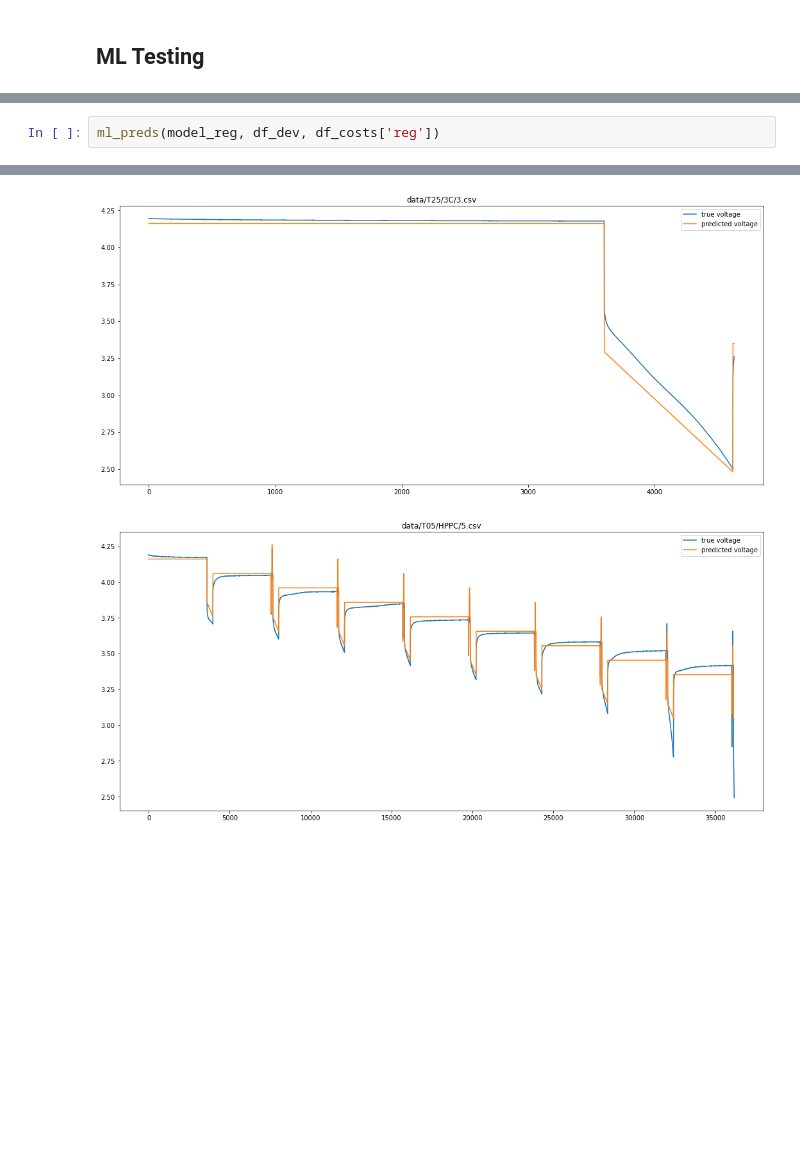
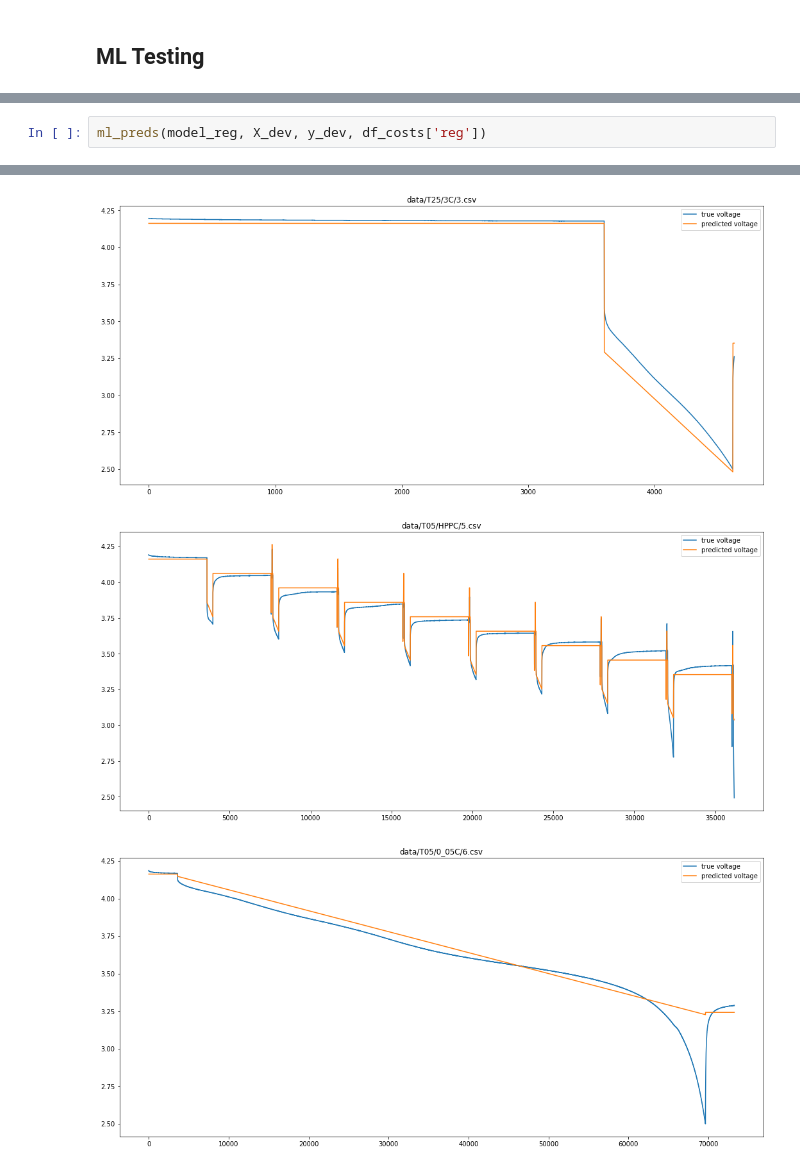
Before and after one commit to bradleybarnhart/EE-292X-Battery-Modeling, a Jupyter notebook: modeling.ipynb, the cells around one changed output, grey strips where cells are left out. Cells and saved outputs as stored; diff of their text form; blank space fills up the shorter version.

```diff
--- a/modeling.ipynb
+++ b/modeling.ipynb
@@ -248,10 +355,11 @@ def ml_preds(model, df_dev, df_cost, verbose = True):
             plt.title(dev_path)
             plt.legend(['true voltage','predicted voltage'])
 # %%
-ml_preds(model_reg, df_dev, df_costs['reg'])
+ml_preds(model_reg, X_dev, y_dev, df_costs['reg'])
 # %% [output]
 [figure]
 [figure]
 [figure]
 [figure]
+[figure, added]
 # %%
```
Also changed, not shown: parts of 14 cells of this notebook.
